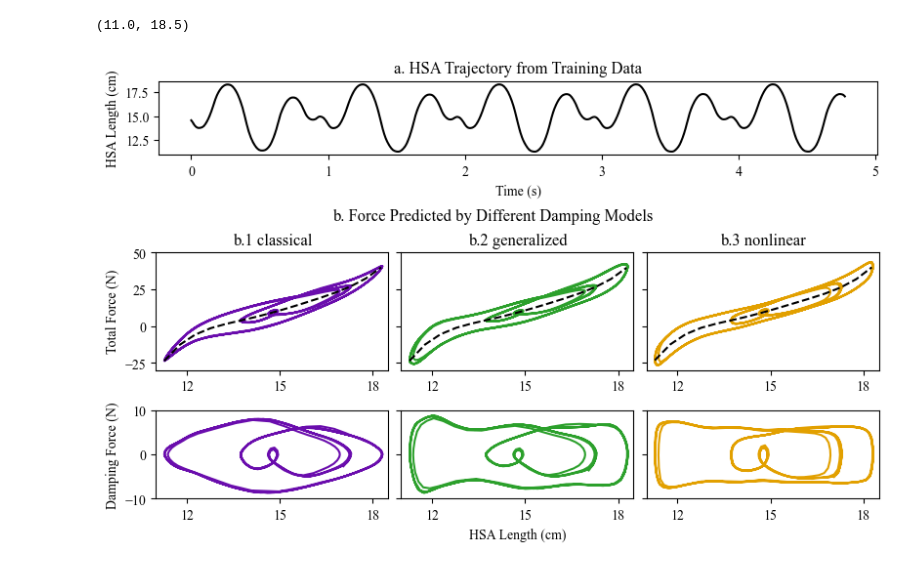
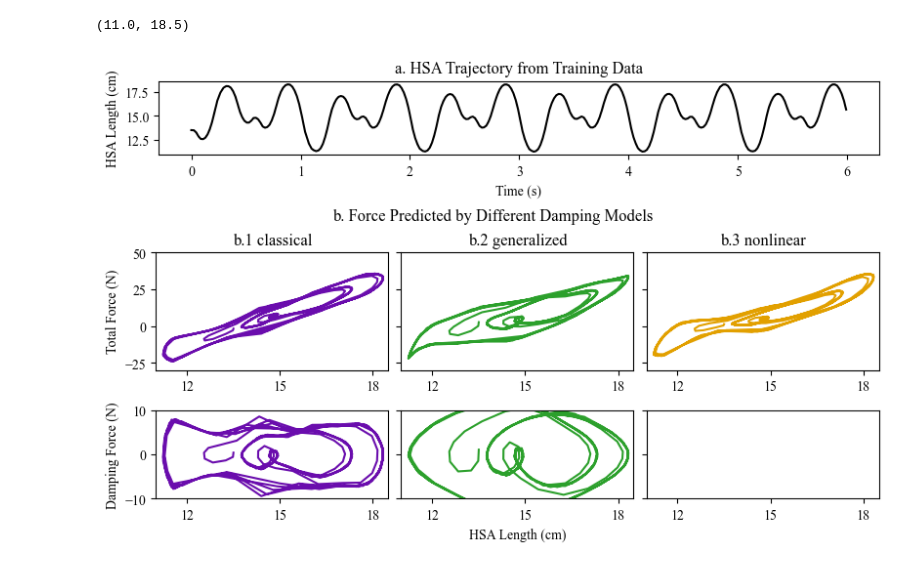
Before and after one commit to JGSuw/hsa_hopper_control, a Jupyter notebook: notebooks/hsa_model_analysis.ipynb, the cells around one changed output. Cells and saved outputs as stored; diff of their text form; code cells hidden in the pictures.

```diff
--- a/notebooks/hsa_model_analysis.ipynb
+++ b/notebooks/hsa_model_analysis.ipynb
@@ -134,5 +0,0 @@ def governing_equation_lstsq(s, a, y_c, y_d, kind=HSAPotential.LINEAR):
-# %%
-y_c = y_d = None
-linear_fit = governing_equation_lstsq(0,0,None,None)
-print(linear_fit.r_sqr)
-linear_fit.model.b
@@ -628,14 +647,0 @@ Text(0.5, 1.0, 'Akaike Information Loss vs Bayesian Information Criterion')
-# %%
-xdata,ydata = LRT31, nonlinear_df['AIK'].to_numpy()
-LRT_MIN = np.min(xdata)
-AIK_MIN = np.min(ydata)
-xdata = xdata-LRT_MIN
-ydata = ydata-AIK_MIN
-fig,ax = plt.subplots()
-ax.scatter(xdata,ydata,color='C2',marker='D')
-for i in range(len(nonlinear_df)):
-    M = nonlinear_df.iloc[i]['M']
-    ax.annotate(f'M = {M}', (xdata[i],ydata[i]), xytext=(-20,5), xycoords='data', textcoords='offset pixels')
-ax.set_xlabel(r'$\text{LR}(M) - \text{LR}_\text{min}$')
-ax.set_ylabel(r'$AIC(M) - AIC_\text{min}$', rotation=0, labelpad=30)
-ax.set_title('Nonlinear Damping AIC vs Liklihood Ratio')
@@ -693,21 +652,24 @@ from scipy.stats import norm
 supfig = plt.figure(layout='constrained', figsize=(8,5))
 figs = supfig.subfigures(nrows=3,ncols=1,height_ratios=([.3,.4,.3]))
 
-# get the data
+# get data from HSA characterization
+idx = 1
+df = characterization['data'][idx]
 psi_idx = i = 0
-psi_value = psi[i]
+psi = df['psi'].to_numpy()[0]
+l = df['l'].to_numpy()
+ldot = df['ldot'].to_numpy()
+t = df['t'].to_numpy()
 l_min = np.min(l[i])
 l_max = np.max(l[i])
-start_idx = 0
-stop_idx = len(l[i])
 l_linspace = np.arange(l_min, l_max, .005)
-model1 = classical_models[2].model
-model2 = generalized_models[2].model
-model3 = nonlinear_models[2].model
+model1 = classical_spring[3].model
+model2 = classical_damping[3].model
+model3 = generalized[3].model
 
 # plot trajectory of training data
 axstop = figs[0].subplots()
-axstop.plot(t[i]-t[i][0],100*l[i],color='black')
+axstop.plot(t-t[0],100*l,color='black')
 # axstop.plot(t[i][1:-1]-t[i][0],100*ldot,color='black')
 axstop.set_xlabel('Time (s)')
 axstop.set_ylabel('HSA Length (cm)')
@@ -715,57 +677,57 @@ axstop.set_title('a. HSA Trajectory from Training Data')
 
 # calculate elastic force and plot in 1x3 subfig with sharex and sharey
 axsmid = figs[1].subplots(1,3,sharex=True,sharey=True)
-elastic_force1 = np.array([model1.dV([l[i][j],psi[i]]) for j in range(start_idx,stop_idx)])
-damp_force1 = np.array([model1.dR([l[i][j],psi[i]],[ldot[i][j],0]) for j in range(start_idx,stop_idx)])
-elastic_force_dashed1 = np.array([model1.dV([_l,psi[i]]) for _l in l_linspace])
-axsmid[0].plot(100*l[i][start_idx:stop_idx],elastic_force1+damp_force1,color='C0')
+elastic_force1 = np.array([model1.dV([l[i],psi]) for i in range(len(l))])
+damp_force1 = np.array([model1.dR([l[i],psi],[ldot[i],0]) for i in range(len(l))])
+elastic_force_dashed1 = np.array([model1.dV([_l,psi]) for _l in l_linspace])
+axsmid[0].plot(100*l,elastic_force1+damp_force1,color='C0')
 axsmid[0].plot(100*l_linspace,elastic_force_dashed1,color='black', linestyle='dashed')
 axsmid[0].set_title('b.1 classical')
 figs[1].suptitle('b. Force Predicted by Different Damping Models')
 
-elastic_force2 = np.array([model2.dV([l[i][j],psi[i]]) for j in range(start_idx,stop_idx)])
-damp_force2 = np.array([model2.dR([l[i][j],psi[i]],[ldot[i][j],0]) for j in range(start_idx,stop_idx)])
-elastic_force_dashed2 = np.array([model2.dV([_l,psi[i]]) for _l in l_linspace])
-axsmid[1].plot(100*l[i][start_idx:stop_idx],elastic_force2+damp_force2,color='C1')
+elastic_force2 = np.array([model2.dV([l[i],psi]) for i in range(len(l))])
+damp_force2 = np.array([model2.dR([l[i],psi],[ldot[i],0]) for i in range(len(l))])
+elastic_force_dashed2 = np.array([model2.dV([_l,psi]) for _l in l_linspace])
+axsmid[1].plot(100*l,elastic_force2+damp_force2,color='C1')
 axsmid[1].plot(100*l_linspace,elastic_force_dashed2,color='black', linestyle='dashed')
 axsmid[1].set_title('b.2 generalized')
 
-elastic_force3 = np.array([model3.dV([l[i][j],psi[i]]) for j in range(start_idx,stop_idx)])
-damp_force3 = np.array([model3.dR([l[i][j],psi[i]],[ldot[i][j],0]) for j in range(start_idx,stop_idx)])
-elastic_force_dashed3 = np.array([model3.dV([_l,psi[i]]) for _l in l_linspace])
-axsmid[2].plot(100*l[i][start_idx:stop_idx],elastic_force3+damp_force3,color='C2')
+elastic_force3 = np.array([model3.dV([l[i],psi]) for i in range(len(l))])
+damp_force3 = np.array([model3.dR([l[i],psi],[ldot[i],0]) for i in range(len(l))])
+elastic_force_dashed3 = np.array([model3.dV([_l,psi]) for _l in l_linspace])
+axsmid[2].plot(100*l,elastic_force3+damp_force3,color='C2')
 axsmid[2].plot(100*l_linspace,elastic_force_dashed3,color='black', linestyle='dashed')
 axsmid[2].set_title('b.3 nonlinear')
 axsmid[0].set_ylim(-30,50)
 axsmid[0].set_yticks([-25,0,25,50])
 axsmid[0].set_ylabel('Total Force (N)')
 axsmid[0].set_xticks([12,15,18])
 axsmid[0].set_xlim((11,18.5))
 
 # now damping force plots
 axsbot = figs[2].subplots(1,3,sharex=True,sharey=True)
-axsbot[0].plot(100*l[i][start_idx:stop_idx],damp_force1,color='C0')
-axsbot[1].plot(100*l[i][start_idx:stop_idx],damp_force2,color='C1')
-axsbot[2].plot(100*l[i][start_idx:stop_idx],damp_force3,color='C2')
+axsbot[0].plot(100*l,damp_force1,color='C0')
+axsbot[1].plot(100*l,damp_force2,color='C1')
+axsbot[2].plot(100*l,damp_force3,color='C2')
 axsbot[1].set_xlabel('HSA Length (cm)')
 axsbot[0].set_ylabel('Damping Force (N)')
 axsbot[0].set_ylim(-10,10)
 axsbot[0].set_xticks([12,15,18])
 axsbot[0].set_xlim((11,18.5))
 
 # axsfinal = figs[3].subplots(1,3,sharex=True,sharey=True)
 # errors1 = classical_models[3].errors
 # errors2 = generalized_models[3].errors
 # errors3 = nonlinear_models[3].errors
 # all_errors = np.hstack((errors1,errors2,errors3))
 # sigma = np.std(all_errors)
 # rv_params1 = norm.fit(errors1)
 # axsfinal[0].hist(errors1, range=(-3*sigma,3*sigma), bins=20, density=True)
 # axsfinal[1].hist(errors2, range=(-3*sigma,3*sigma), bins=20, density=True)
 # axsfinal[2].hist(errors3, range=(-3*sigma,3*sigma), bins=20, density=True)
 # %% [output]
 (11.0, 18.5)
-[figure, old version]
+[figure, new version]
 # %%
 plt.plot(ldot[i],damp_force3*ldot[i])
 # %% [output]
```
Also changed, not shown: parts of 34 cells of this notebook, 2 other files.
